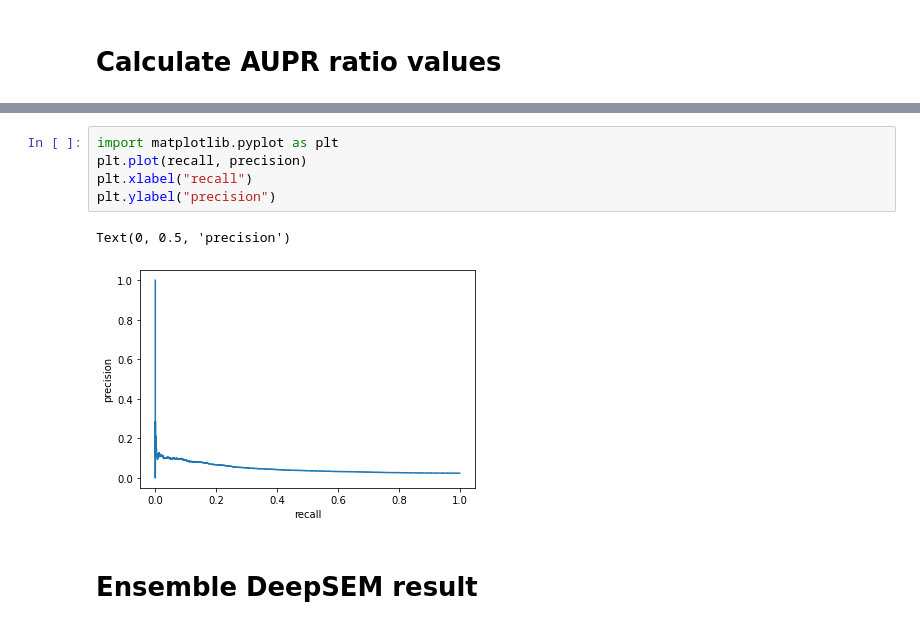
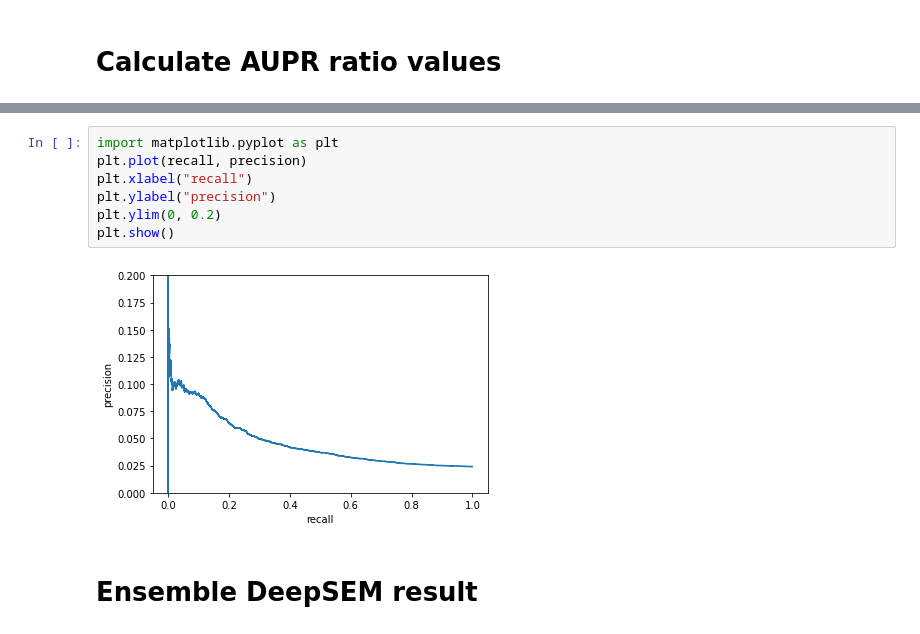
Before and after one commit to jelkhouryy/DeepSEM, a Jupyter notebook: tutorial/GRN_inference_tutorial.ipynb, the cells around one changed output, grey strips where cells are left out. Cells and saved outputs as stored; diff of their text form.

```diff
--- a/tutorial/GRN_inference_tutorial.ipynb
+++ b/tutorial/GRN_inference_tutorial.ipynb
@@ -98,11 +103,12 @@ AUPRC =  0.0469393325430154
 # %%
 import matplotlib.pyplot as plt
 plt.plot(recall, precision)
 plt.xlabel("recall")
 plt.ylabel("precision")
+plt.ylim(0, 0.2)
+plt.show()
 # %% [output]
-Text(0, 0.5, 'precision')
-[figure, old version]
+[figure, new version]
 # %% [markdown]
 # Ensemble DeepSEM result
 # %%
```
Also changed, not shown: parts of 4 cells of this notebook, 4 other files.
